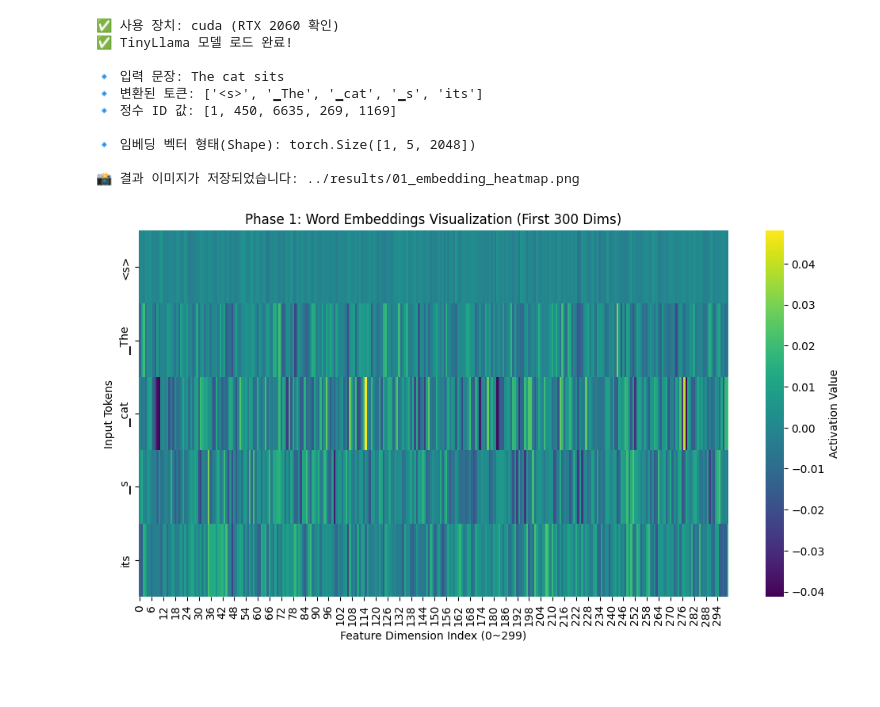
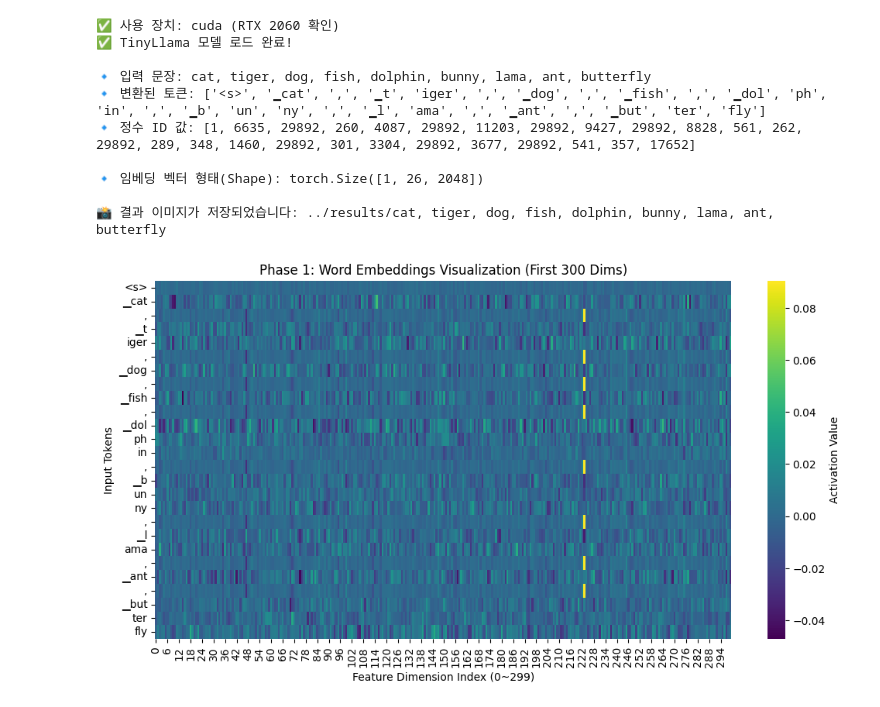
Before and after one commit to HyunKN/tinyllama-lab, a Jupyter notebook: notebooks/01_embeddings.ipynb, the cells around one changed output. Drawn from its saved outputs; the diff is of its cells as text; code cells hidden in the pictures; blank space fills up the shorter version.

```diff
--- a/notebooks/01_embeddings.ipynb
+++ b/notebooks/01_embeddings.ipynb
@@ -20,7 +20,7 @@ model = AutoModelForCausalLM.from_pretrained(model_id).to(device)
 print("✅ TinyLlama 모델 로드 완료!")
 
 # 2. 실험할 문장 입력
-text = "The cat sits"
+text = "cat, tiger, dog, fish, dolphin, bunny, lama, ant, butterfly"
 inputs = tokenizer(text, return_tensors="pt").to(device)
 
 # 3. 토큰 ID 확인 (글자 -> 숫자)
@@ -38,37 +38,37 @@ print(f"🔹 정수 ID 값: {token_ids.tolist()}")
 with torch.no_grad():
     embedding_vectors = model.model.embed_tokens(inputs["input_ids"])
 
 print(f"\n🔹 임베딩 벡터 형태(Shape): {embedding_vectors.shape}")
 # 결과: [1, 5, 2048] -> [배치1개, 단어5개, 특징2048개]
 
 # 5. 시각화 (바코드처럼 표현된 단어의 의미)
 plt.figure(figsize=(12, 6))
 
 # GPU 데이터를 CPU로 가져와서 numpy로 변환
 data_to_plot = embedding_vectors[0].cpu().numpy()
 
 # 2048개 차원은 너무 기니까, 앞쪽 300개만 잘라서 패턴을 봅니다.
 sns.heatmap(data_to_plot[:, :300], cmap="viridis", yticklabels=tokens, cbar_kws={'label': 'Activation Value'})
 
 plt.title("Phase 1: Word Embeddings Visualization (First 300 Dims)")
 plt.xlabel("Feature Dimension Index (0~299)")
 plt.ylabel("Input Tokens")
 
 # 6. 결과 이미지 저장 (깃허브용)
-save_path = "../results/01_embedding_heatmap.png"
+save_path = "../results/cat, tiger, dog, fish, dolphin, bunny, lama, ant, butterfly"
 plt.savefig(save_path)
 print(f"\n📸 결과 이미지가 저장되었습니다: {save_path}")
 
 plt.show()
 # %% [output]
 ✅ 사용 장치: cuda (RTX 2060 확인)
 ✅ TinyLlama 모델 로드 완료!
 
-🔹 입력 문장: The cat sits
-🔹 변환된 토큰: ['<s>', '▁The', '▁cat', '▁s', 'its']
-🔹 정수 ID 값: [1, 450, 6635, 269, 1169]
+🔹 입력 문장: cat, tiger, dog, fish, dolphin, bunny, lama, ant, butterfly
+🔹 변환된 토큰: ['<s>', '▁cat', ',', '▁t', 'iger', ',', '▁dog', ',', '▁fish', ',', '▁dol', 'ph', 'in', ',', '▁b', 'un', 'ny', ',', '▁l', 'ama', ',', '▁ant', ',', '▁but', 'ter', 'fly']
+🔹 정수 ID 값: [1, 6635, 29892, 260, 4087, 29892, 11203, 29892, 9427, 29892, 8828, 561, 262, 29892, 289, 348, 1460, 29892, 301, 3304, 29892, 3677, 29892, 541, 357, 17652]
 
-🔹 임베딩 벡터 형태(Shape): torch.Size([1, 5, 2048])
+🔹 임베딩 벡터 형태(Shape): torch.Size([1, 26, 2048])
 
-📸 결과 이미지가 저장되었습니다: ../results/01_embedding_heatmap.png
+📸 결과 이미지가 저장되었습니다: ../results/cat, tiger, dog, fish, dolphin, bunny, lama, ant, butterfly
-[figure, old version]
+[figure, new version]
```
Also changed, not shown: parts of 1 cell of this notebook, 6 other files.
